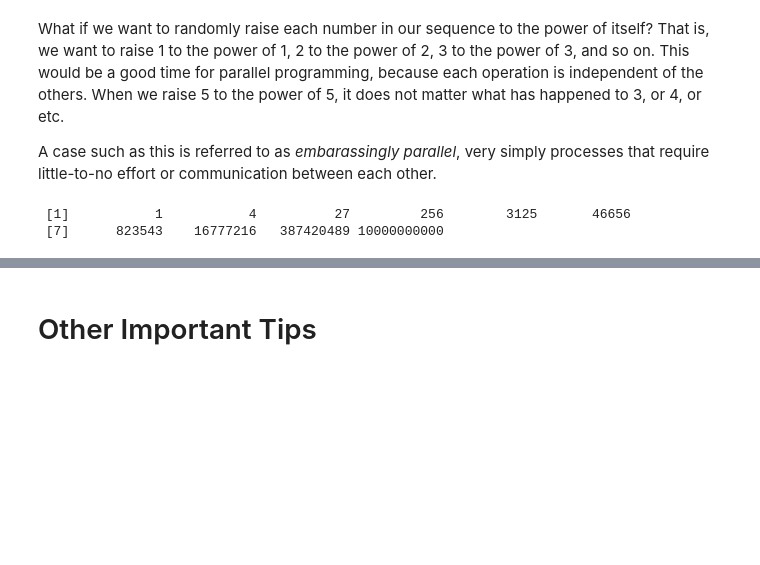
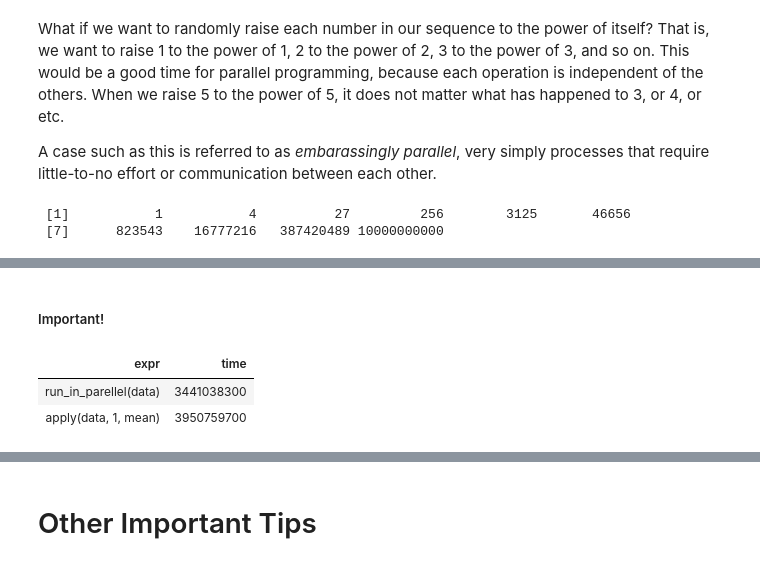
Before and after one commit to TylerTompa/Learn_R, a Jupyter notebook: Learn R Script Optimization.ipynb, the cells around one changed output, grey strips where cells are left out. Cells and saved outputs as stored; diff of their text form; code cells hidden in the pictures; blank space fills up the shorter version.

```diff
--- a/Learn R Script Optimization.ipynb
+++ b/Learn R Script Optimization.ipynb
@@ -300,0 +370,23 @@ x
+# %% [markdown]
+##### Important!
+# %%
+# IMPORTANT!
+# Remember that we also have to take the time to set up parallel programming.
+# This factor should be considered as well:
+run_in_parellel <- function (input) {
+    cores_to_use <- detectCores() - 1
+    cluster <- makeCluster(cores_to_use)
+    parApply(cluster, input, 1, mean)
+    stopCluster(cluster)
+}
+
+microbenchmark( apply(data, 1, mean),
+              run_in_parellel(data),
+              times = 1)
+
+# When we consider each step, running in parallel took more time,
+# but it was still faster than running with a single core.
+# %% [output]
+| expr | time |
+| run_in_parellel(data) | 3441038300 |
+| apply(data, 1, mean) | 3950759700 |
```
Also changed, not shown: parts of 7 cells of this notebook.
